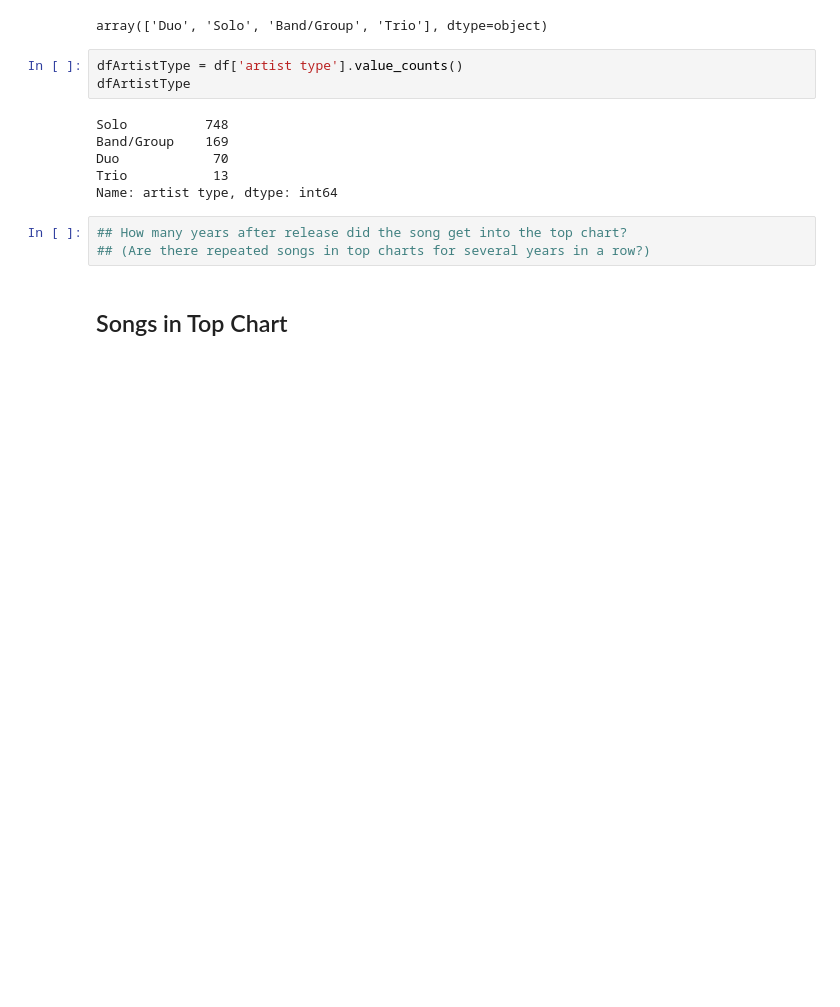
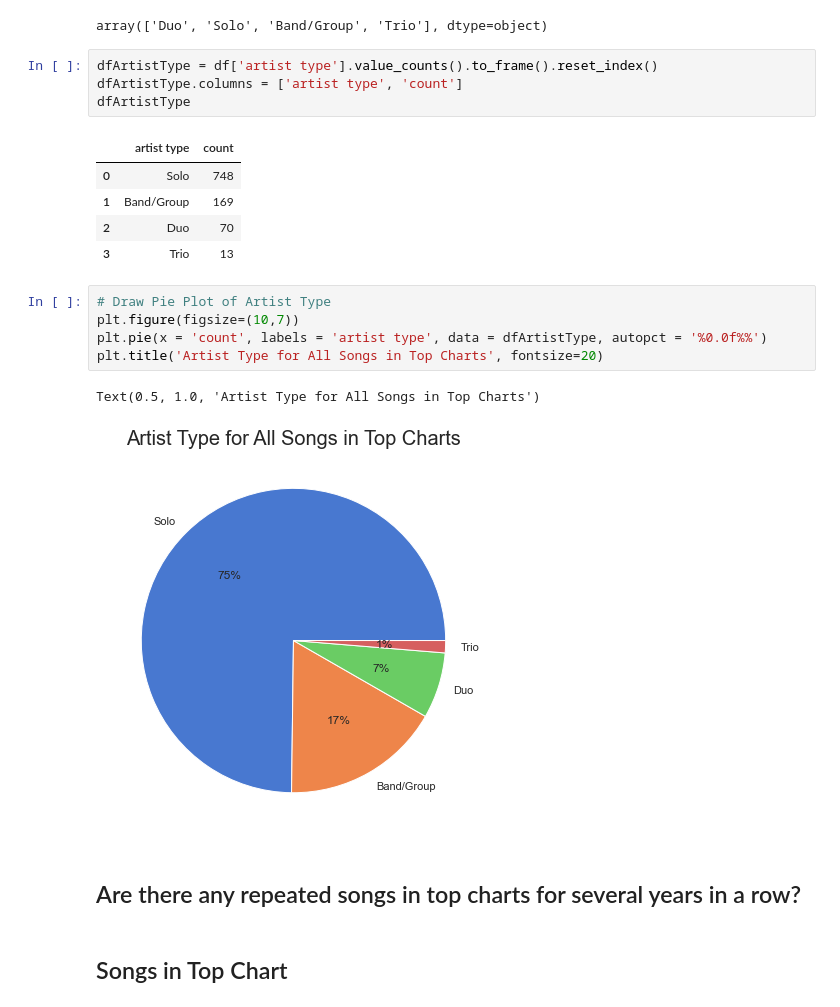
Before and after one commit to abessmer/SpotifySongsEDA, a Jupyter notebook: spotifySongsEDA.ipynb, the cells around one changed output. Drawn from its saved outputs; the diff is of its cells as text; blank space fills up the shorter version.

```diff
--- a/spotifySongsEDA.ipynb
+++ b/spotifySongsEDA.ipynb
@@ -111,17 +183,25 @@ df['artist type'].unique()
 # %% [output]
 array(['Duo', 'Solo', 'Band/Group', 'Trio'], dtype=object)
 # %%
-dfArtistType = df['artist type'].value_counts()
+dfArtistType = df['artist type'].value_counts().to_frame().reset_index()
+dfArtistType.columns = ['artist type', 'count']
 dfArtistType
 # %% [output]
-Solo          748
-Band/Group    169
-Duo            70
-Trio           13
-Name: artist type, dtype: int64
+|  | artist type | count |
+| 0 | Solo | 748 |
+| 1 | Band/Group | 169 |
+| 2 | Duo | 70 |
+| 3 | Trio | 13 |
-# %%
-## How many years after release did the song get into the top chart?
-## (Are there repeated songs in top charts for several years in a row?)
+# %%
+# Draw Pie Plot of Artist Type
+plt.figure(figsize=(10,7))
+plt.pie(x = 'count', labels = 'artist type', data = dfArtistType, autopct = '%0.0f%%')
+plt.title('Artist Type for All Songs in Top Charts', fontsize=20)
+# %% [output]
+Text(0.5, 1.0, 'Artist Type for All Songs in Top Charts')
+[figure, added]
+# %% [markdown]
+## Are there any repeated songs in top charts for several years in a row?
 # %% [markdown]
 ## Songs in Top Chart
 # %%
```
Also changed, not shown: parts of 22 cells of this notebook.
